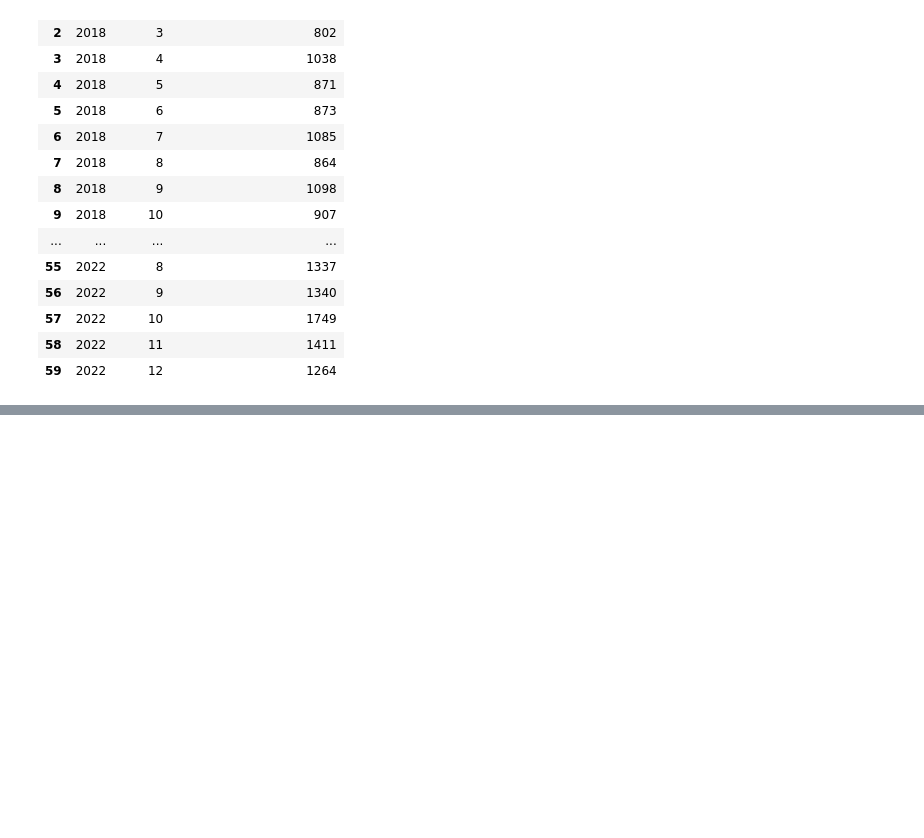
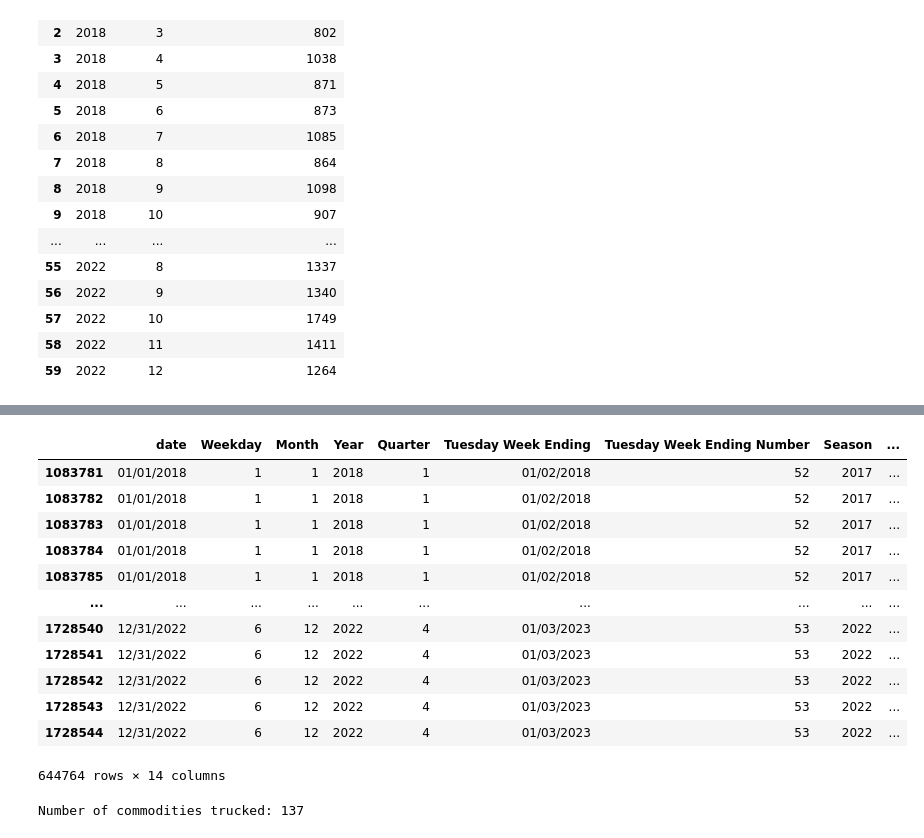
Before and after one commit to ajoyg/covid19_food_prod_impact, a Jupyter notebook: food_production_analysis/grain_transport_volume.ipynb, the cells around one changed output, grey strips where cells are left out. Saved outputs shown, nothing was run; the diff lists cells and outputs as text; code cells hidden in the pictures; blank space fills up the shorter version.

```diff
--- a/food_production_analysis/grain_transport_volume.ipynb
+++ b/food_production_analysis/grain_transport_volume.ipynb
@@ -71,0 +91,21 @@ grain_trucking_volume_df
+# %%
+refrig_truck_vol_5_years = refrigerated_truck_volume.loc[(refrigerated_truck_volume['Year']>2017) & (refrigerated_truck_volume['Year'] <2023),:]
+refrig_truck_vol_5_years
+# %% [output]
+|  | date | Weekday | Month | Year | Quarter | Tuesday Week Ending | Tuesday Week Ending Number | Season | ... |
+| 1083781 | 01/01/2018 | 1 | 1 | 2018 | 1 | 01/02/2018 | 52 | 2017 | ... |
+| 1083782 | 01/01/2018 | 1 | 1 | 2018 | 1 | 01/02/2018 | 52 | 2017 | ... |
+| 1083783 | 01/01/2018 | 1 | 1 | 2018 | 1 | 01/02/2018 | 52 | 2017 | ... |
+| 1083784 | 01/01/2018 | 1 | 1 | 2018 | 1 | 01/02/2018 | 52 | 2017 | ... |
+| 1083785 | 01/01/2018 | 1 | 1 | 2018 | 1 | 01/02/2018 | 52 | 2017 | ... |
+| ... | ... | ... | ... | ... | ... | ... | ... | ... | ... |
+| 1728540 | 12/31/2022 | 6 | 12 | 2022 | 4 | 01/03/2023 | 53 | 2022 | ... |
+| 1728541 | 12/31/2022 | 6 | 12 | 2022 | 4 | 01/03/2023 | 53 | 2022 | ... |
+| 1728542 | 12/31/2022 | 6 | 12 | 2022 | 4 | 01/03/2023 | 53 | 2022 | ... |
+| 1728543 | 12/31/2022 | 6 | 12 | 2022 | 4 | 01/03/2023 | 53 | 2022 | ... |
+| 1728544 | 12/31/2022 | 6 | 12 | 2022 | 4 | 01/03/2023 | 53 | 2022 | ... |
+644764 rows × 14 columns
+# %%
+print(f"Number of commodities trucked: {refrig_truck_vol_5_years['Commodity'].nunique()}")
+# %% [output]
+Number of commodities trucked: 137
```
Also changed, not shown: parts of 5 cells of this notebook, 8 other files.
